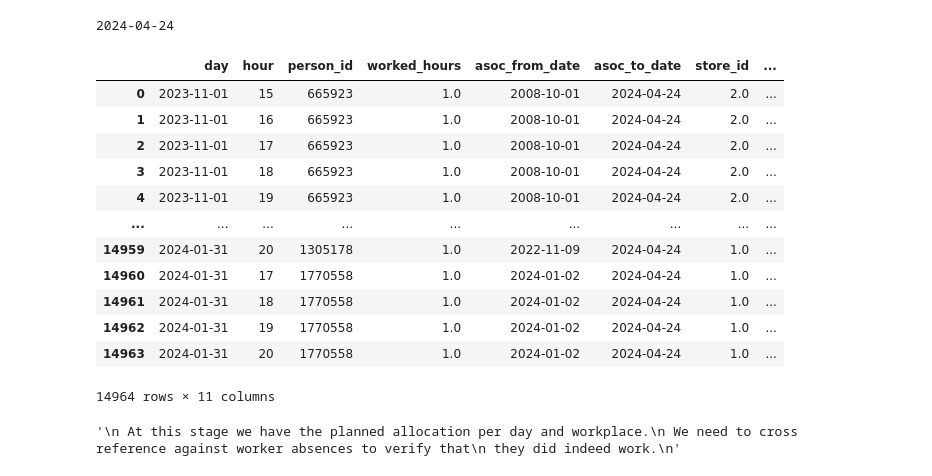
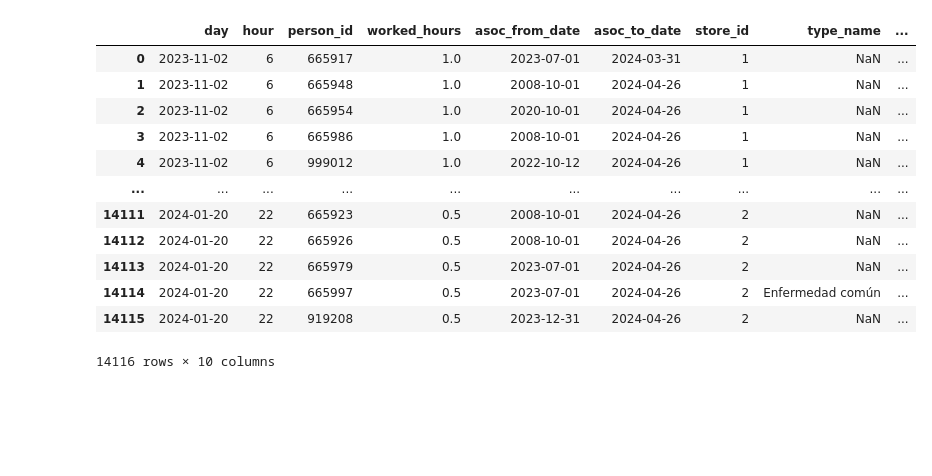
Before and after one commit to GoodGuyPat/orquest-test, a Jupyter notebook: python_jobs/work_calendar.ipynb, the cells around one changed output. Saved outputs shown, nothing was run; the diff lists cells and outputs as text; code cells hidden in the pictures; blank space fills up the shorter version.

```diff
--- a/python_jobs/work_calendar.ipynb
+++ b/python_jobs/work_calendar.ipynb
@@ -109,6 +107,12 @@ work_cal['in_alternate_workplace'] = work_cal.apply(lambda x: True if x['store_i
 # %%
-work_cal_incidences = pd.merge(work_cal, incidences, how='left', on='person_id')
+'''
+ At this stage we have the planned allocation per day and workplace.
+ We need to cross reference against worker absences to verify that
+ they did indeed work.
+'''
+
+hours_associations_incidences = pd.merge(hours_associations, incidences, how='left', on='person_id')
 # %%
-work_cal_incidences.rename(columns={'from_date':'inc_from_date','to_date':'inc_to_date'},inplace=True)
-work_cal_incidences
+hours_associations_incidences.rename(columns={'from_date':'inc_from_date','to_date':'inc_to_date'},inplace=True)
+hours_associations_incidences
 # %% [output]
@@ -144,25 +132,23 @@ work_cal_incidences
-# %%
-print(datetime.datetime.today().date())
-# %% [output]
-2024-04-24
 # %%
-work_cal_incidences['inc_to_date'].fillna(datetime.datetime.today().date())
-work_cal_incidences = work_cal_incidences[(work_cal_incidences['day'] >= work_cal_incidences['inc_from_date']) & (work_cal_incidences['day'] < work_cal_incidences['inc_to_date'])]
+# Filter incidences to those overlapping with the respective date of the `hours` row.
+# We use >= and <= because both from and to are inclusive.
+hours_associations_incidences = hours_associations_incidences[(hours_associations_incidences['day'] >= hours_associations_incidences['inc_from_date']) & (hours_associations_incidences['day'] < hours_associations_incidences['inc_to_date'])]
 # %%
-work_cal_incidences = pd.merge(work_cal, work_cal_incidences[['day','hour','person_id','type_name','inc_from_date','inc_to_date']], how='left', on=['day','hour','person_id'])
+# Bring matches to original Hours table
+hours_associations_incidences = pd.merge(hours_associations, hours_associations_incidences[['day','hour','person_id','type_name','inc_from_date','inc_to_date']], how='left', on=['day','hour','person_id'])
 # %%
-work_cal_incidences
+hours_associations_incidences
 # %% [output]
-|  | day | hour | person_id | worked_hours | asoc_from_date | asoc_to_date | store_id | ... |
-| 0 | 2023-11-01 | 15 | 665923 | 1.0 | 2008-10-01 | 2024-04-24 | 2.0 | ... |
-| 1 | 2023-11-01 | 16 | 665923 | 1.0 | 2008-10-01 | 2024-04-24 | 2.0 | ... |
-| 2 | 2023-11-01 | 17 | 665923 | 1.0 | 2008-10-01 | 2024-04-24 | 2.0 | ... |
-| 3 | 2023-11-01 | 18 | 665923 | 1.0 | 2008-10-01 | 2024-04-24 | 2.0 | ... |
-| 4 | 2023-11-01 | 19 | 665923 | 1.0 | 2008-10-01 | 2024-04-24 | 2.0 | ... |
-| ... | ... | ... | ... | ... | ... | ... | ... | ... |
-| 14959 | 2024-01-31 | 20 | 1305178 | 1.0 | 2022-11-09 | 2024-04-24 | 1.0 | ... |
-| 14960 | 2024-01-31 | 17 | 1770558 | 1.0 | 2024-01-02 | 2024-04-24 | 1.0 | ... |
-| 14961 | 2024-01-31 | 18 | 1770558 | 1.0 | 2024-01-02 | 2024-04-24 | 1.0 | ... |
-| 14962 | 2024-01-31 | 19 | 1770558 | 1.0 | 2024-01-02 | 2024-04-24 | 1.0 | ... |
-| 14963 | 2024-01-31 | 20 | 1770558 | 1.0 | 2024-01-02 | 2024-04-24 | 1.0 | ... |
+|  | day | hour | person_id | worked_hours | asoc_from_date | asoc_to_date | store_id | type_name | ... |
+| 0 | 2023-11-02 | 6 | 665917 | 1.0 | 2023-07-01 | 2024-03-31 | 1 | NaN | ... |
+| 1 | 2023-11-02 | 6 | 665948 | 1.0 | 2008-10-01 | 2024-04-26 | 1 | NaN | ... |
+| 2 | 2023-11-02 | 6 | 665954 | 1.0 | 2020-10-01 | 2024-04-26 | 1 | NaN | ... |
+| 3 | 2023-11-02 | 6 | 665986 | 1.0 | 2008-10-01 | 2024-04-26 | 1 | NaN | ... |
+| 4 | 2023-11-02 | 6 | 999012 | 1.0 | 2022-10-12 | 2024-04-26 | 1 | NaN | ... |
+| ... | ... | ... | ... | ... | ... | ... | ... | ... | ... |
+| 14111 | 2024-01-20 | 22 | 665923 | 0.5 | 2008-10-01 | 2024-04-26 | 2 | NaN | ... |
+| 14112 | 2024-01-20 | 22 | 665926 | 0.5 | 2008-10-01 | 2024-04-26 | 2 | NaN | ... |
+| 14113 | 2024-01-20 | 22 | 665979 | 0.5 | 2023-07-01 | 2024-04-26 | 2 | NaN | ... |
+| 14114 | 2024-01-20 | 22 | 665997 | 0.5 | 2023-07-01 | 2024-04-26 | 2 | Enfermedad común | ... |
+| 14115 | 2024-01-20 | 22 | 919208 | 0.5 | 2023-12-31 | 2024-04-26 | 2 | NaN | ... |
-14964 rows × 11 columns
+14116 rows × 10 columns
@@ -171,9 +155 @@ work_cal_incidences.sort_values(by=['day','person_id','hour'],inplace=True)
-# %%
-'''
- At this stage we have the planned allocation per day and workplace.
- We need to cross reference against worker absences to verify that
- they did indeed work.
-'''
-# %% [output]
-'\n At this stage we have the planned allocation per day and workplace.\n We need to cross reference against worker absences to verify that\n they did indeed work.\n'
 # %%
```
Also changed, not shown: parts of 28 cells of this notebook, 3 other files.
